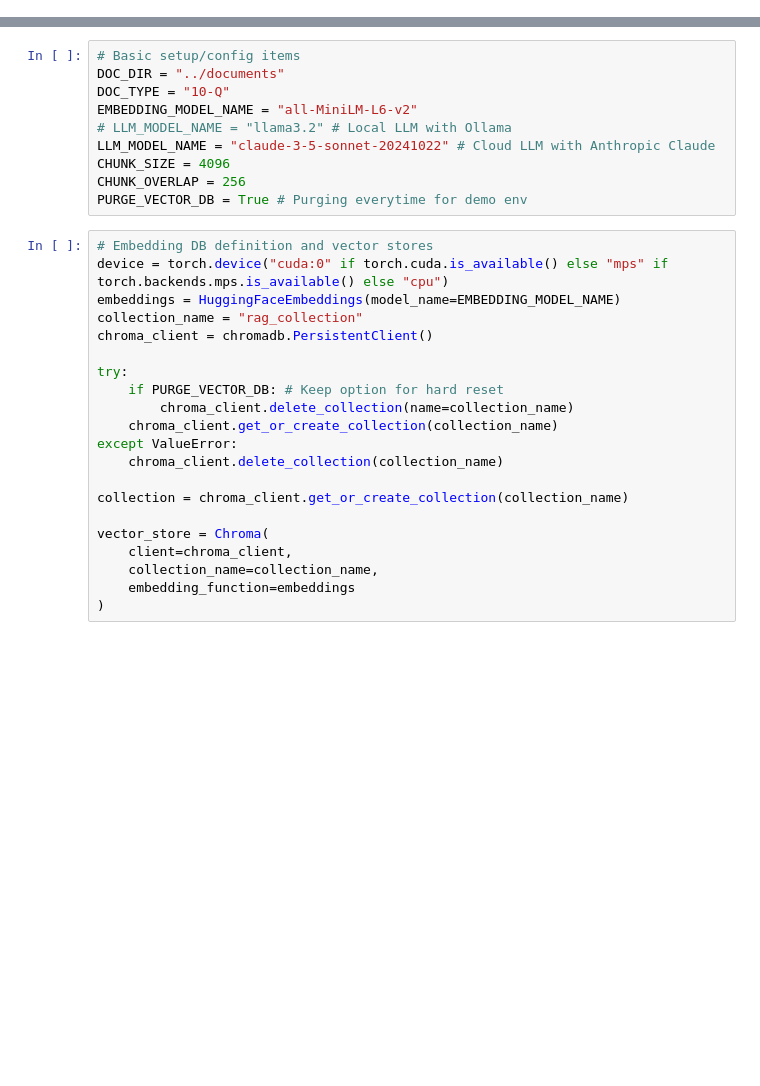
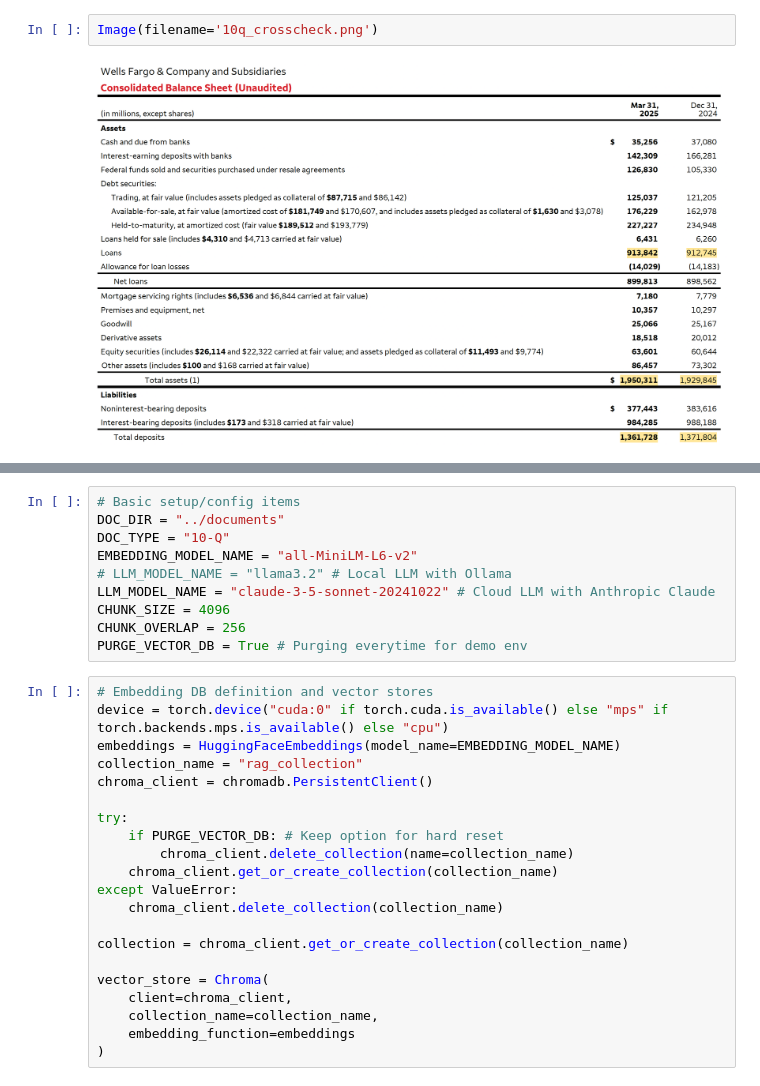
Before and after one commit to psharma1544/JupyterNotebooks, a Jupyter notebook: LLMs/agentic_workflow.ipynb, the cells around one changed output, grey strips where cells are left out. Drawn from its saved outputs; the diff is of its cells as text; blank space fills up the shorter version.

```diff
--- a/LLMs/agentic_workflow.ipynb
+++ b/LLMs/agentic_workflow.ipynb
@@ -25,0 +20,4 @@ This notebook demonstrate the 2nd use-case above in conjunction with RAG. To ach
+# %%
+Image(filename='10q_crosscheck.png')
+# %% [output]
+[figure, added]
```
Also changed, not shown: parts of 6 cells of this notebook.
